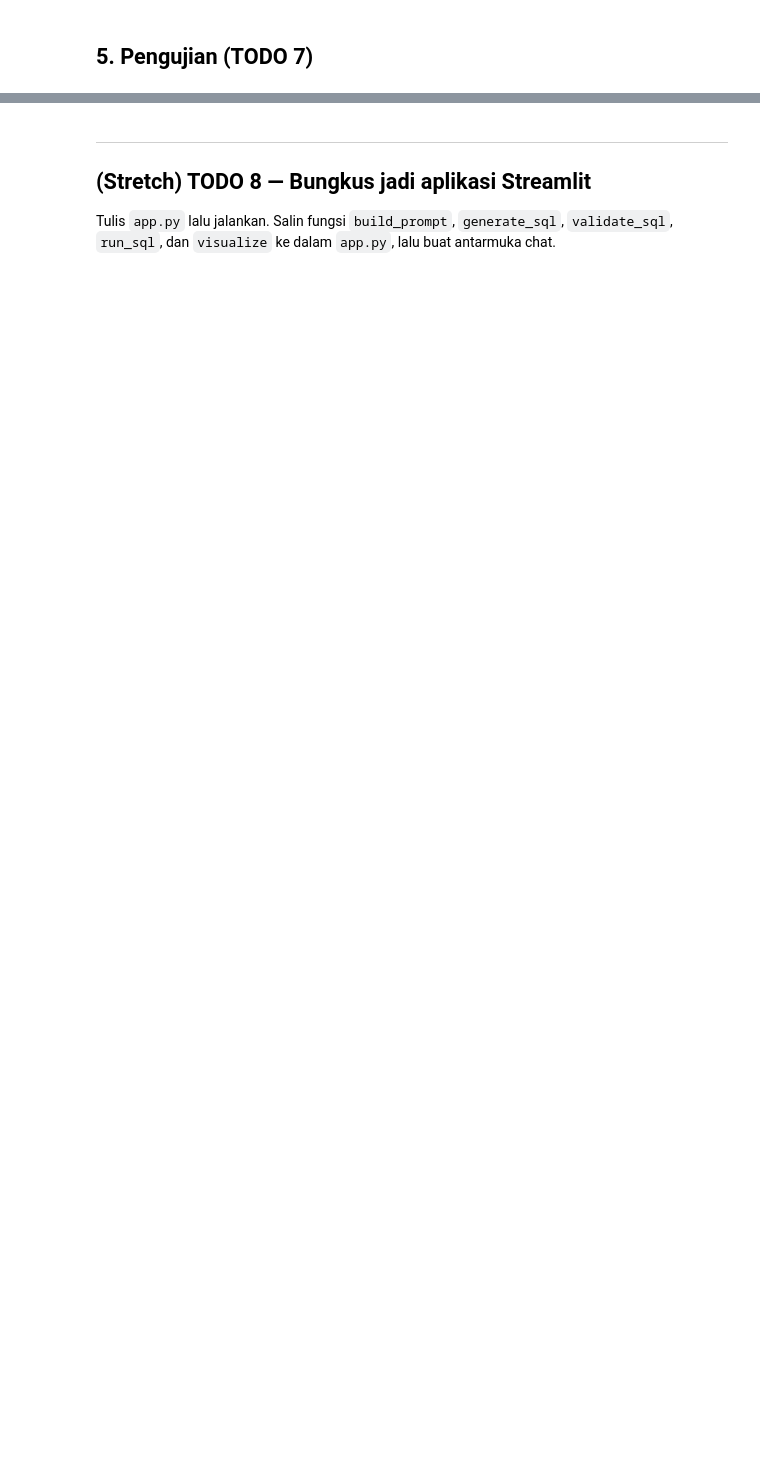
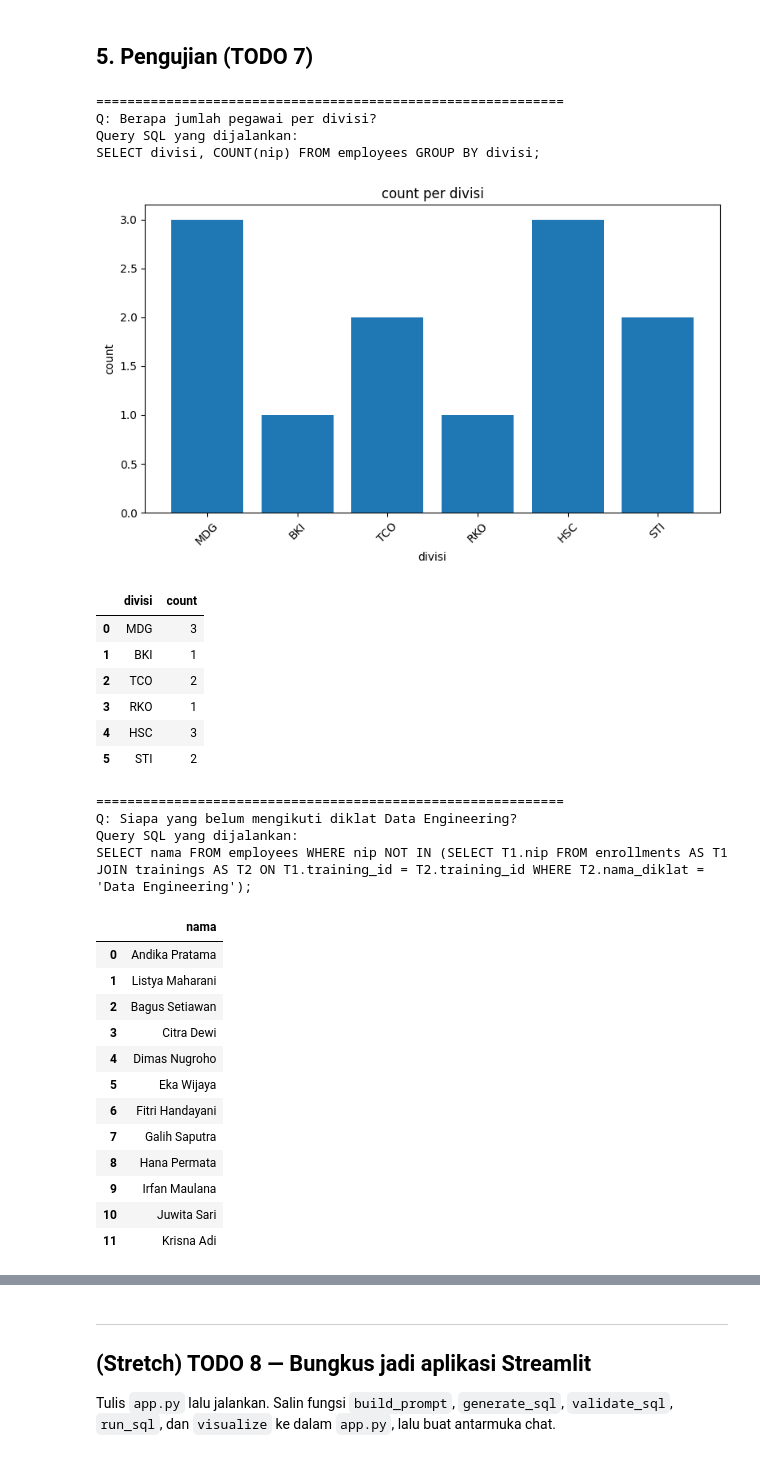
Before and after one commit to wijooyoo/conversational-analytics-chatbot, a Jupyter notebook: Wijoyo_MiniProject_UseCase_A_human_capital.ipynb, the cells around one changed output, grey strips where cells are left out. Cells and saved outputs as stored; diff of their text form; code cells hidden in the pictures; blank space fills up the shorter version.

```diff
--- a/Wijoyo_MiniProject_UseCase_A_human_capital.ipynb
+++ b/Wijoyo_MiniProject_UseCase_A_human_capital.ipynb
@@ -146,8 +172,10 @@ print(SCHEMA_STR)
 # Isi API key Gemini Anda (gratis di https://aistudio.google.com/apikey).
 # Alternatif: pakai OpenAI/Ollama — sesuaikan kode generate_sql() di TODO 3.
 
-GEMINI_API_KEY = ""        # TODO 1: isi API key di sini
-MODEL_NAME = "gemini-1.5-flash"   # boleh disesuaikan bila nama model berubah
+# Ambil API key Gemini dari Colab Secrets
+from google.colab import userdata
+GEMINI_API_KEY = userdata.get("GEMINI_API_KEY")        # TODO 1: isi API key di sini
+MODEL_NAME = "gemini-2.5-flash"   # boleh disesuaikan bila nama model berubah
 
 genai.configure(api_key=GEMINI_API_KEY)
 model = genai.GenerativeModel(MODEL_NAME)
@@ -231,19 +416,80 @@ def ask(question: str):
       4) tampilkan SQL, tabel hasil, dan visualize(df)
     """
     # TODO 6: implementasikan alur di atas dengan fallback/retry sederhana
-    pass
+    # 1) generate SQL pertama kali
+    sql = generate_sql(question)
+
+    # 2) validasi; kalau gagal, coba generate ulang 1x
+    if not validate_sql(sql):
+        print("Query pertama tidak lolos validasi, mencoba generate ulang...")
+        sql = generate_sql(question)
+
+        if not validate_sql(sql):
+            print("Maaf, saya tidak bisa membuat query SQL yang aman untuk pertanyaan ini.")
+            print(f"Query terakhir yang dihasilkan (ditolak): {sql}")
+            return
+
+    # 3) jalankan SQL, bungkus try/except
+    try:
+        df = run_sql(sql)
+    except Exception as e:
+        print("Terjadi kesalahan saat menjalankan query.")
+        print(f"SQL: {sql}")
+        print(f"Detail error: {e}")
+        return
+
+    # 4) tampilkan SQL, tabel hasil, dan visualisasi
+    print("Query SQL yang dijalankan:")
+    print(sql)
+    print()
+
+    if df is None or df.empty:
+        print("Query berhasil dijalankan, tetapi tidak ada data yang ditemukan.")
+        return
+
+    visualize(df)
 # %% [markdown]
 ## 5. Pengujian (TODO 7)
 # %%
 # === TODO 7 — Uji dengan 3 pertanyaan wajib ===
 pertanyaan_uji = [
     "Berapa jumlah pegawai per divisi?",
     "Siapa yang belum mengikuti diklat Data Engineering?",
     "Berapa rata-rata nilai diklat per unit (divisi)?",
 ]
 
 # TODO 7: panggil ask(q) untuk tiap pertanyaan dan pastikan jawabannya benar
 for q in pertanyaan_uji:
     print("=" * 60)
     print("Q:", q)
-    # ask(q)
+    ask(q)
+# %% [output]
+============================================================
+Q: Berapa jumlah pegawai per divisi?
+Query SQL yang dijalankan:
+SELECT divisi, COUNT(nip) FROM employees GROUP BY divisi;
+[figure, added]
+|  | divisi | count |
+| 0 | MDG | 3 |
+| 1 | BKI | 1 |
+| 2 | TCO | 2 |
+| 3 | RKO | 1 |
+| 4 | HSC | 3 |
+| 5 | STI | 2 |
+============================================================
+Q: Siapa yang belum mengikuti diklat Data Engineering?
+Query SQL yang dijalankan:
+SELECT nama FROM employees WHERE nip NOT IN (SELECT T1.nip FROM enrollments AS T1 JOIN trainings AS T2 ON T1.training_id = T2.training_id WHERE T2.nama_diklat = 'Data Engineering');
+|  | nama |
+| 0 | Andika Pratama |
+| 1 | Listya Maharani |
+| 2 | Bagus Setiawan |
+| 3 | Citra Dewi |
+| 4 | Dimas Nugroho |
+| 5 | Eka Wijaya |
+| 6 | Fitri Handayani |
+| 7 | Galih Saputra |
+| 8 | Hana Permata |
+| 9 | Irfan Maulana |
+| 10 | Juwita Sari |
+| 11 | Krisna Adi |
```
Also changed, not shown: parts of 15 cells of this notebook.
